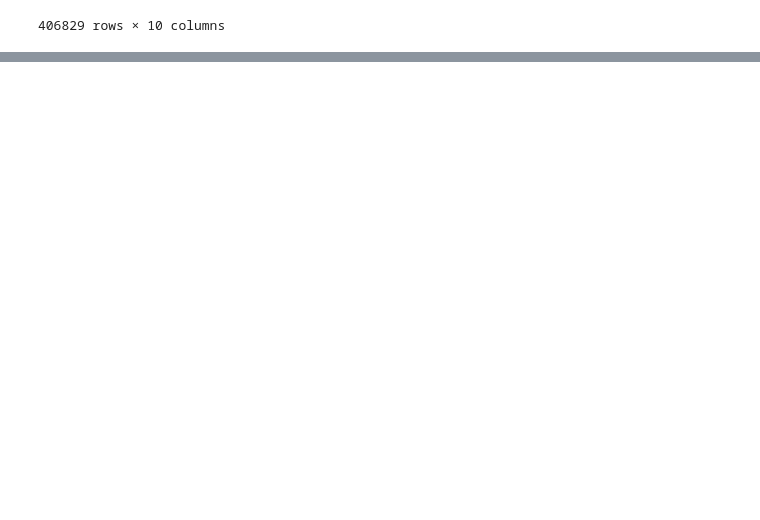
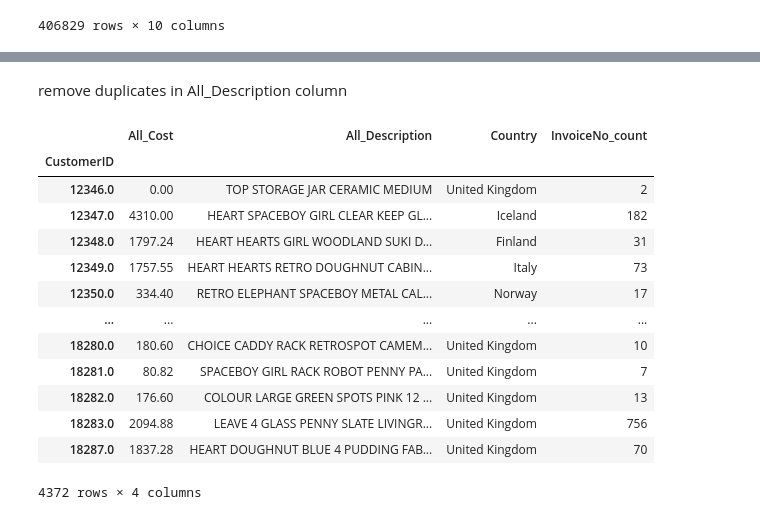
Before and after one commit to morteza-rp/fanap, a Jupyter notebook: 7.ipynb, the cells around one changed output, grey strips where cells are left out. Saved outputs shown, nothing was run; the diff lists cells and outputs as text; code cells hidden in the pictures; blank space fills up the shorter version.

```diff
--- a/7.ipynb
+++ b/7.ipynb
@@ -410,0 +140,2 @@ After deleting integers: WATERING  BUNNY SCANDINAVIAN ANIMALS  VINTAGE WOODLAND
+# %% [markdown]
+remove duplicates in All_Description column
@@ -410,0 +144,17 @@ After deleting integers: WATERING  BUNNY SCANDINAVIAN ANIMALS  VINTAGE WOODLAND
+# %%
+Customer_data
+# %% [output]
+|  | All_Cost | All_Description | Country | InvoiceNo_count |
+| CustomerID |  |  |  |  |
+| 12346.0 | 0.00 | TOP STORAGE JAR CERAMIC MEDIUM | United Kingdom | 2 |
+| 12347.0 | 4310.00 | HEART SPACEBOY GIRL CLEAR KEEP GL... | Iceland | 182 |
+| 12348.0 | 1797.24 | HEART HEARTS GIRL WOODLAND SUKI D... | Finland | 31 |
+| 12349.0 | 1757.55 | HEART HEARTS RETRO DOUGHNUT CABIN... | Italy | 73 |
+| 12350.0 | 334.40 | RETRO ELEPHANT SPACEBOY METAL CAL... | Norway | 17 |
+| ... | ... | ... | ... | ... |
+| 18280.0 | 180.60 | CHOICE CADDY RACK RETROSPOT CAMEM... | United Kingdom | 10 |
+| 18281.0 | 80.82 | SPACEBOY GIRL RACK ROBOT PENNY PA... | United Kingdom | 7 |
+| 18282.0 | 176.60 | COLOUR LARGE GREEN SPOTS PINK 12 ... | United Kingdom | 13 |
+| 18283.0 | 2094.88 | LEAVE 4 GLASS PENNY SLATE LIVINGR... | United Kingdom | 756 |
+| 18287.0 | 1837.28 | HEART DOUGHNUT BLUE 4 PUDDING FAB... | United Kingdom | 70 |
+4372 rows × 4 columns
```
Also changed, not shown: parts of 105 cells of this notebook.
